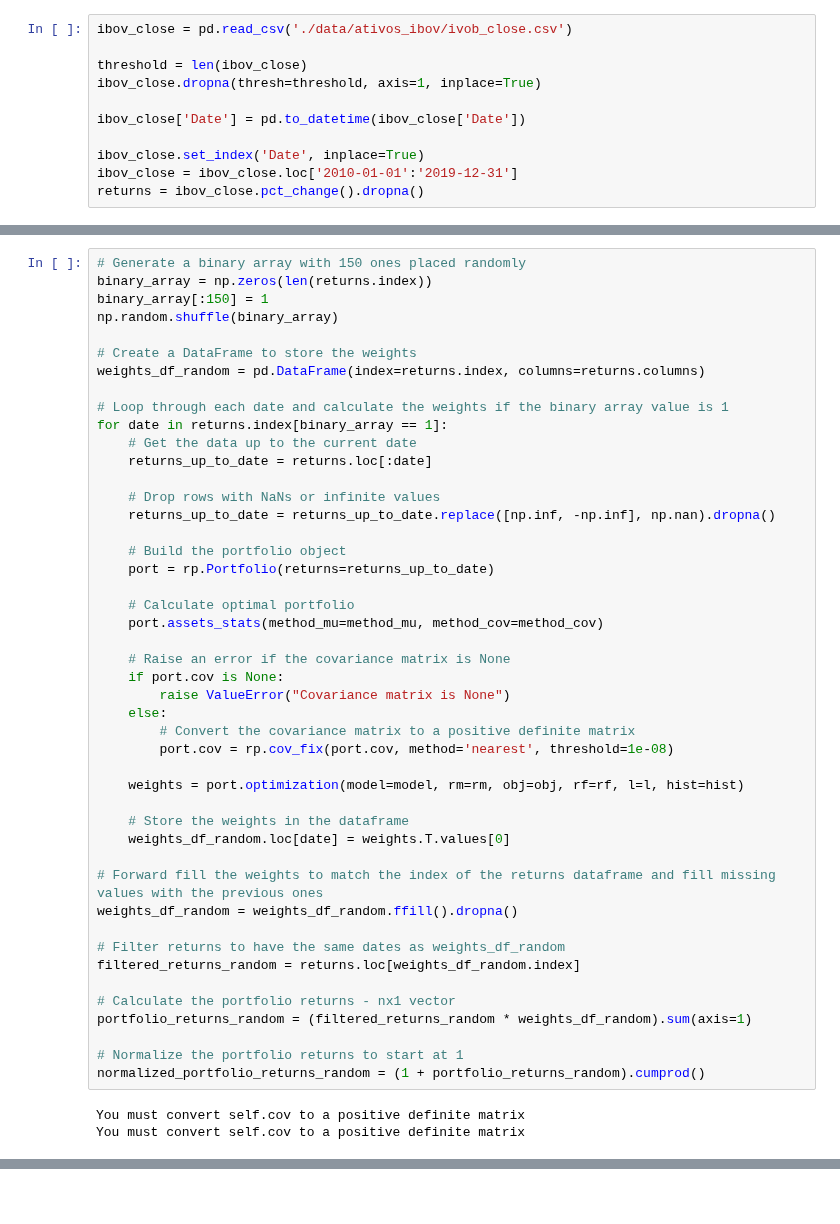
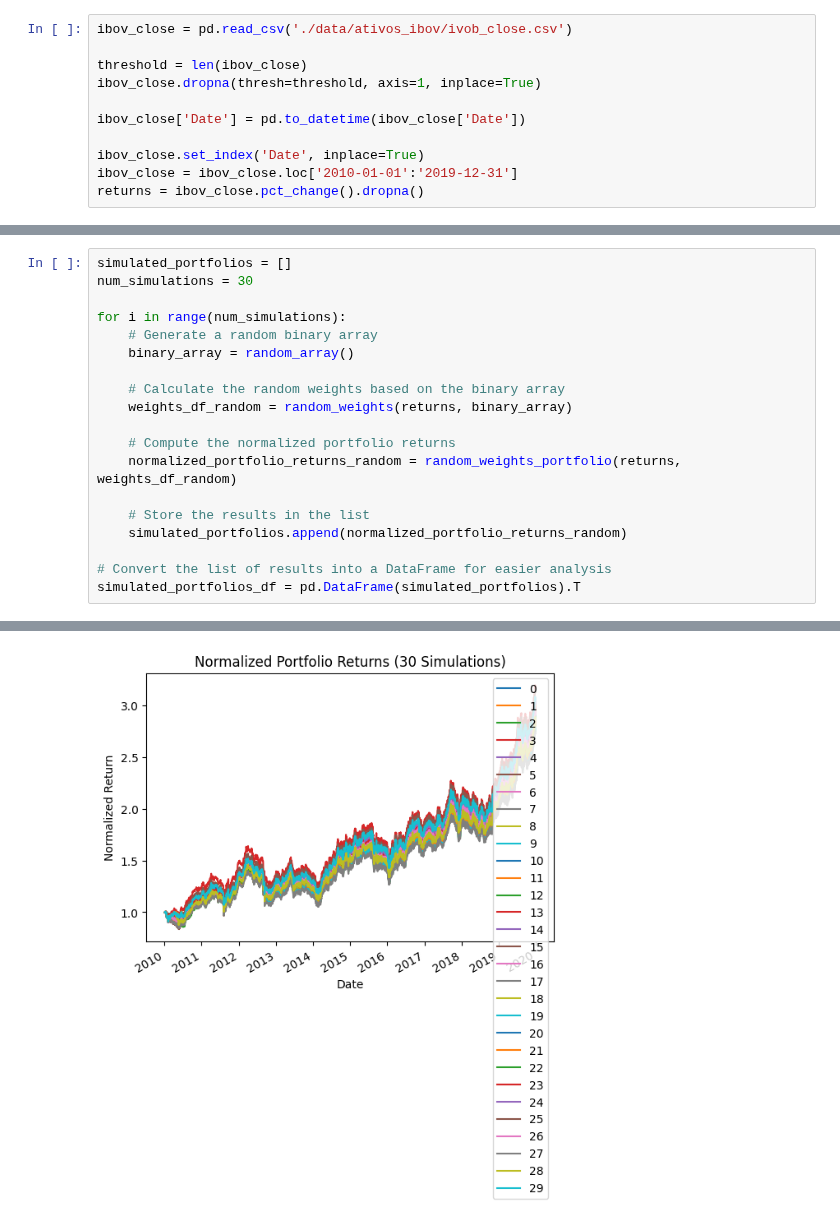
Before and after one commit to fea-dev-usp/quantamental-Dev_Wizards, a Jupyter notebook: rebalanceamentos_aleatorios.ipynb, the cells around one changed output, grey strips where cells are left out. Cells and saved outputs as stored; diff of their text form; blank space fills up the shorter version.

```diff
--- a/rebalanceamentos_aleatorios.ipynb
+++ b/rebalanceamentos_aleatorios.ipynb
@@ -127,49 +100,20 @@ plt.show()
-# %%
-# Generate a binary array with 150 ones placed randomly
-binary_array = np.zeros(len(returns.index))
-binary_array[:150] = 1
-np.random.shuffle(binary_array)
-
-# Create a DataFrame to store the weights
-weights_df_random = pd.DataFrame(index=returns.index, columns=returns.columns)
-
-# Loop through each date and calculate the weights if the binary array value is 1
-for date in returns.index[binary_array == 1]:
-    # Get the data up to the current date
-    returns_up_to_date = returns.loc[:date]
-
-    # Drop rows with NaNs or infinite values
-    returns_up_to_date = returns_up_to_date.replace([np.inf, -np.inf], np.nan).dropna()
-
-    # Build the portfolio object
-    port = rp.Portfolio(returns=returns_up_to_date)
-
-    # Calculate optimal portfolio
-    port.assets_stats(method_mu=method_mu, method_cov=method_cov)
-
-    # Raise an error if the covariance matrix is None
-    if port.cov is None:
-        raise ValueError("Covariance matrix is None")
-    else:
-        # Convert the covariance matrix to a positive definite matrix
-        port.cov = rp.cov_fix(port.cov, method='nearest', threshold=1e-08)
-
-    weights = port.optimization(model=model, rm=rm, obj=obj, rf=rf, l=l, hist=hist)
-
-    # Store the weights in the dataframe
-    weights_df_random.loc[date] = weights.T.values[0]
-
-# Forward fill the weights to match the index of the returns dataframe and fill missing values with the previous ones
-weights_df_random = weights_df_random.ffill().dropna()
-
-# Filter returns to have the same dates as weights_df_random
-filtered_returns_random = returns.loc[weights_df_random.index]
-
-# Calculate the portfolio returns - nx1 vector
-portfolio_returns_random = (filtered_returns_random * weights_df_random).sum(axis=1)
-
-# Normalize the portfolio returns to start at 1
-normalized_portfolio_returns_random = (1 + portfolio_returns_random).cumprod()
-# %% [output]
-You must convert self.cov to a positive definite matrix
-You must convert self.cov to a positive definite matrix
+# %%
+simulated_portfolios = []
+num_simulations = 30
+
+for i in range(num_simulations):
+    # Generate a random binary array
+    binary_array = random_array()
+
+    # Calculate the random weights based on the binary array
+    weights_df_random = random_weights(returns, binary_array)
+
+    # Compute the normalized portfolio returns
+    normalized_portfolio_returns_random = random_weights_portfolio(returns, weights_df_random)
+
+    # Store the results in the list
+    simulated_portfolios.append(normalized_portfolio_returns_random)
+
+# Convert the list of results into a DataFrame for easier analysis
+simulated_portfolios_df = pd.DataFrame(simulated_portfolios).T
+# %% [output]
@@ -176 +137,2 @@ You must convert self.cov to a positive definite matrix
+[figure, added]
 # %%
```
Also changed, not shown: parts of 13 cells of this notebook.
